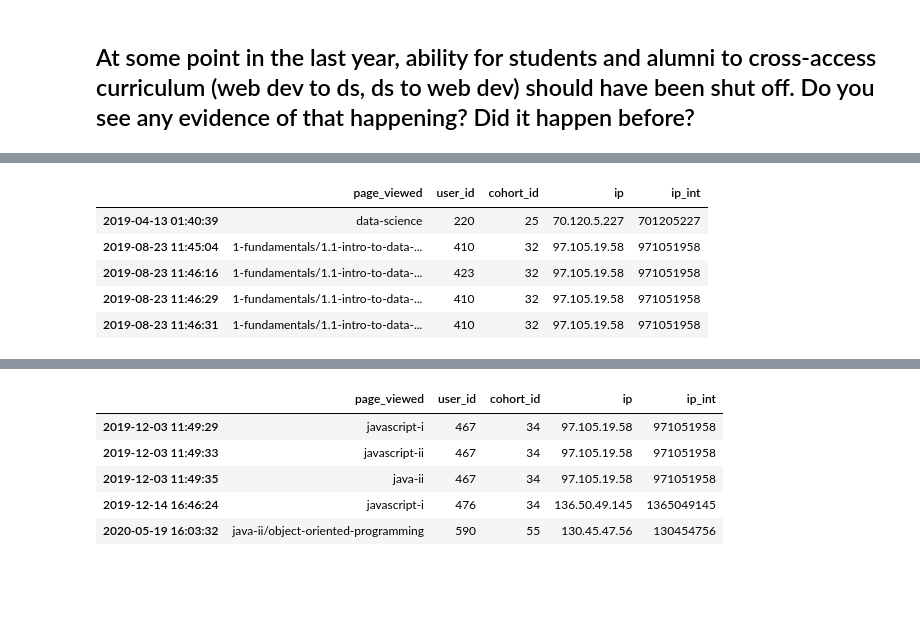
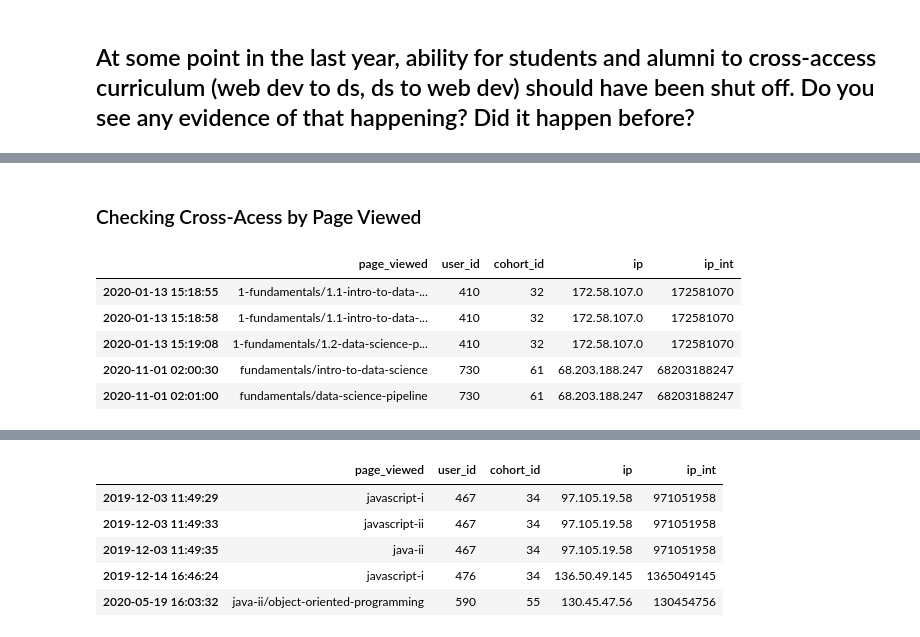
Before and after one commit to ThompsonBethany01/Analyzing-Web-Logs, a Jupyter notebook: Data_Analysis.ipynb, the cells around one changed output, grey strips where cells are left out. Drawn from its saved outputs; the diff is of its cells as text; code cells hidden in the pictures; blank space fills up the shorter version.

```diff
--- a/Data_Analysis.ipynb
+++ b/Data_Analysis.ipynb
@@ -589,11 +647,14 @@ df[df.user_id == 268]
+# %% [markdown]
+### Checking Cross-Acess by Page Viewed
 # %%
 # using DS curriculum key words to check if WD students are accessing these lessons
 # can use 'Regression','Classification','Anomaly'
-WD_df[WD_df.page_viewed.str.contains('data-science')].head()
+# tail to look at 5 most recent observations
+WD_df[WD_df.page_viewed.str.contains('data-science')].tail()
 # %% [output]
 |  | page_viewed | user_id | cohort_id | ip | ip_int |
-| 2019-04-13 01:40:39 | data-science | 220 | 25 | 70.120.5.227 | 701205227 |
-| 2019-08-23 11:45:04 | 1-fundamentals/1.1-intro-to-data-... | 410 | 32 | 97.105.19.58 | 971051958 |
-| 2019-08-23 11:46:16 | 1-fundamentals/1.1-intro-to-data-... | 423 | 32 | 97.105.19.58 | 971051958 |
-| 2019-08-23 11:46:29 | 1-fundamentals/1.1-intro-to-data-... | 410 | 32 | 97.105.19.58 | 971051958 |
-| 2019-08-23 11:46:31 | 1-fundamentals/1.1-intro-to-data-... | 410 | 32 | 97.105.19.58 | 971051958 |
+| 2020-01-13 15:18:55 | 1-fundamentals/1.1-intro-to-data-... | 410 | 32 | 172.58.107.0 | 172581070 |
+| 2020-01-13 15:18:58 | 1-fundamentals/1.1-intro-to-data-... | 410 | 32 | 172.58.107.0 | 172581070 |
+| 2020-01-13 15:19:08 | 1-fundamentals/1.2-data-science-p... | 410 | 32 | 172.58.107.0 | 172581070 |
+| 2020-11-01 02:00:30 | fundamentals/intro-to-data-science | 730 | 61 | 68.203.188.247 | 68203188247 |
+| 2020-11-01 02:01:00 | fundamentals/data-science-pipeline | 730 | 61 | 68.203.188.247 | 68203188247 |
```
Also changed, not shown: parts of 73 cells of this notebook.
